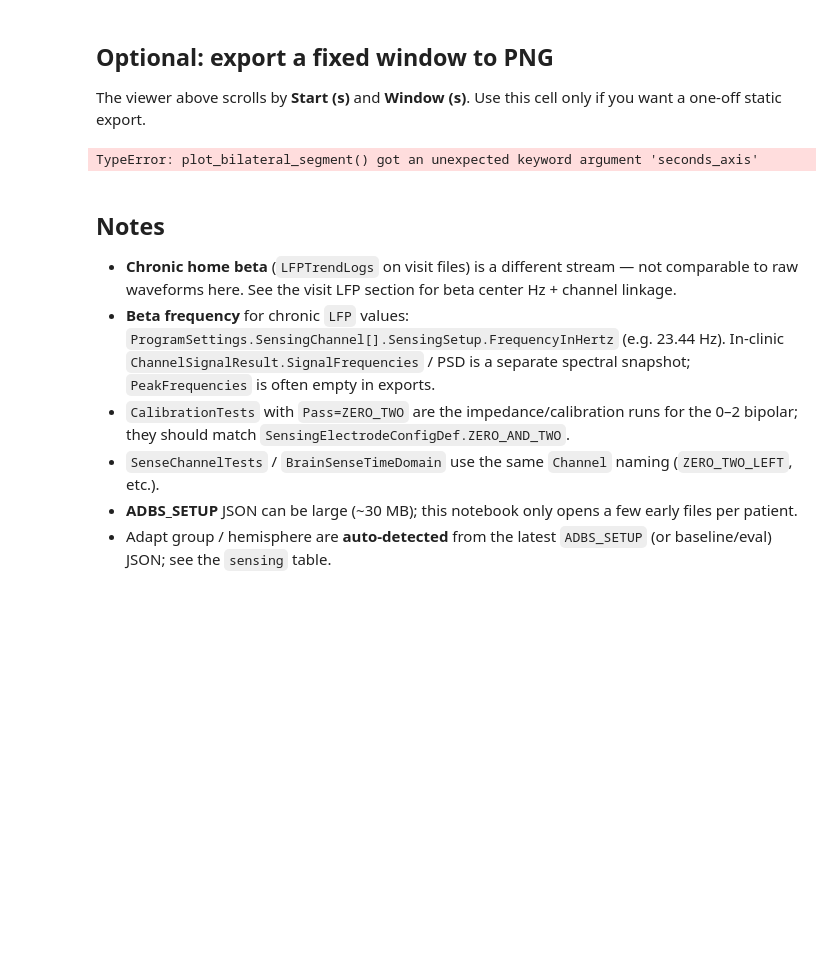
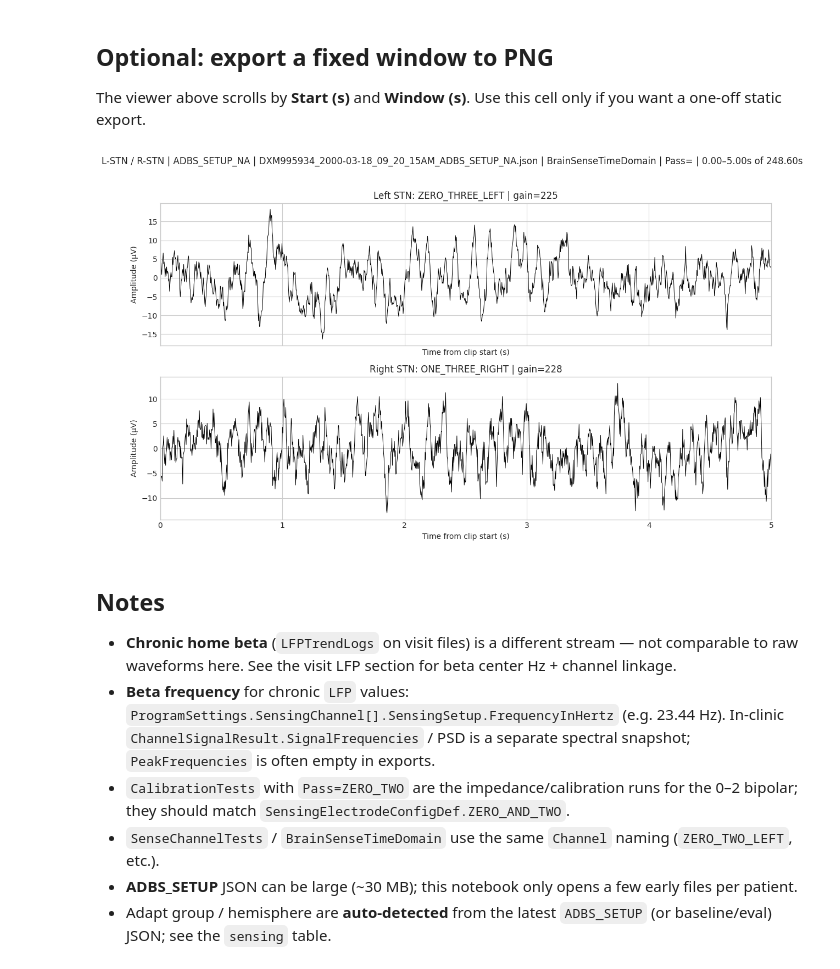
Before and after one commit to lavells1/aDBS_project, a Jupyter notebook: adaptpd_sensing_waveform_viewer.ipynb, the cells around one changed output. Drawn from its saved outputs; the diff is of its cells as text; code cells hidden in the pictures; blank space fills up the shorter version.

```diff
--- a/adaptpd_sensing_waveform_viewer.ipynb
+++ b/adaptpd_sensing_waveform_viewer.ipynb
@@ -804,16 +830,16 @@ VBox(children=(HBox(children=(Dropdown(description='Segment', options=(('0: cons
 
 The viewer above scrolls by **Start (s)** and **Window (s)**. Use this cell only if you want a one-off static export.
 # %%
-EXPORT_SEGMENT_INDEX = 20
+EXPORT_SEGMENT_INDEX = 19
 EXPORT_START_SEC = 0.0
 EXPORT_WINDOW_SEC = 5.0
 
 if bilateral_segments:
     seg = bilateral_segments[EXPORT_SEGMENT_INDEX]
     plot_bilateral_segment(seg, EXPORT_START_SEC, EXPORT_WINDOW_SEC, seconds_axis=True)
     plt.show()
 # %% [output]
-TypeError: plot_bilateral_segment() got an unexpected keyword argument 'seconds_axis'
+[figure, added]
 # %% [markdown]
 ## Notes
 
```
Also changed, not shown: parts of 6 cells of this notebook.
